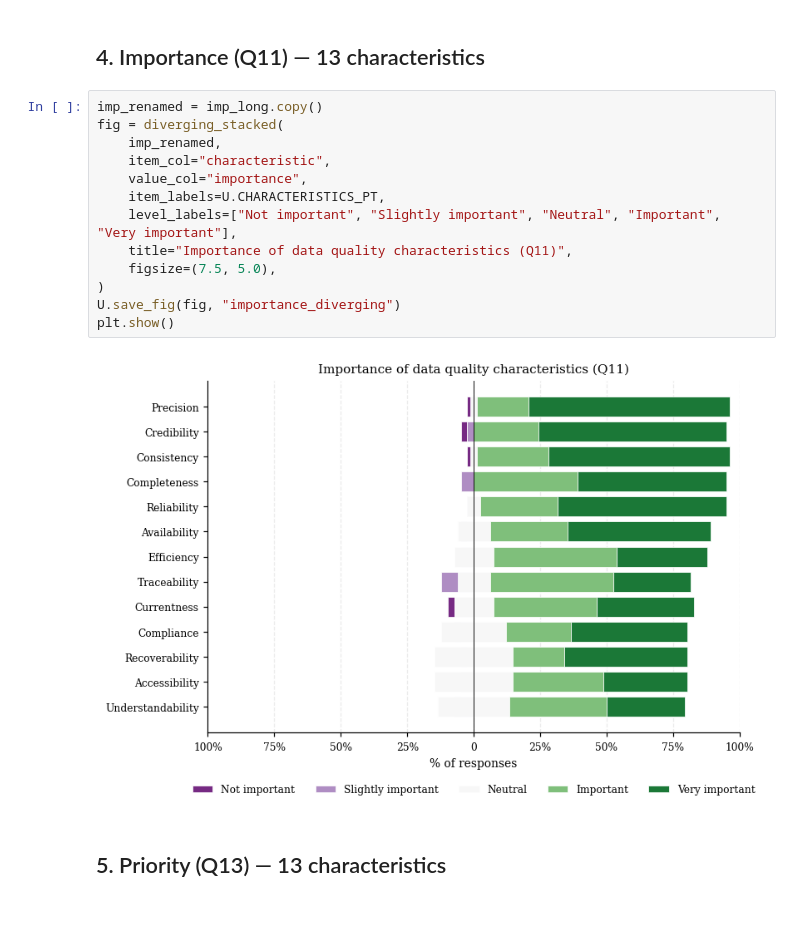
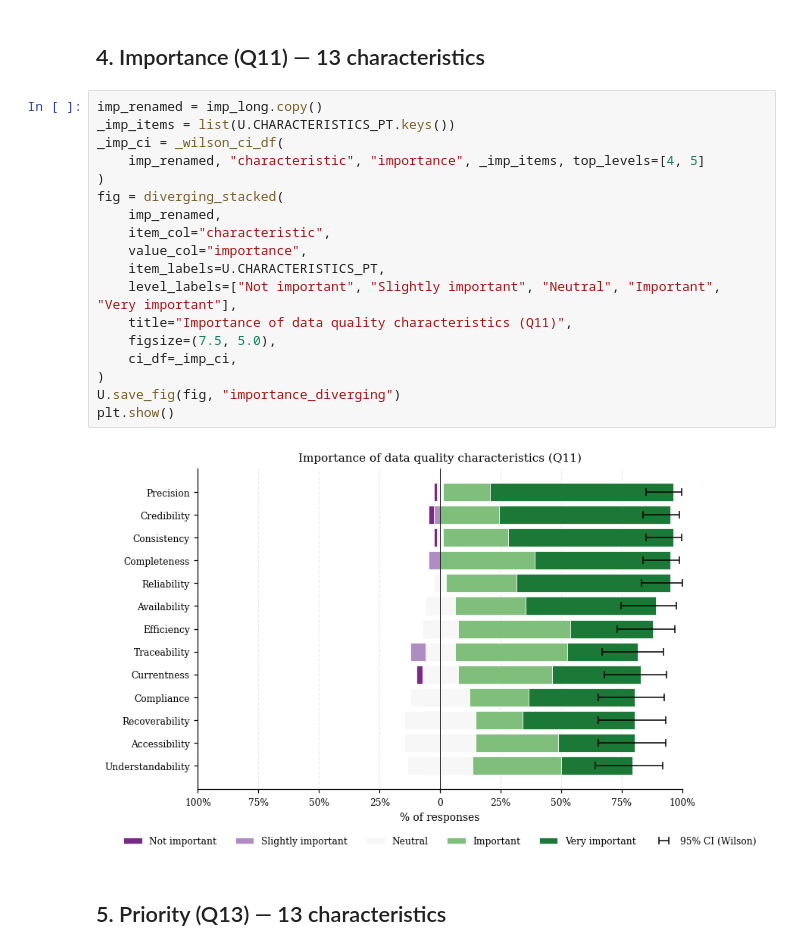
Before and after one commit to reset-ufc/data-quality-requirements-ml-systems, a Jupyter notebook: notebooks/02_descriptive.ipynb, the cells around one changed output. Saved outputs shown, nothing was run; the diff lists cells and outputs as text; blank space fills up the shorter version.

```diff
--- a/notebooks/02_descriptive.ipynb
+++ b/notebooks/02_descriptive.ipynb
@@ -224,19 +381,24 @@ plt.show()
 # %% [markdown]
 ## 4. Importance (Q11) — 13 characteristics
-# %%
-imp_renamed = imp_long.copy()
-fig = diverging_stacked(
-    imp_renamed,
-    item_col="characteristic",
-    value_col="importance",
-    item_labels=U.CHARACTERISTICS_PT,
-    level_labels=["Not important", "Slightly important", "Neutral", "Important", "Very important"],
-    title="Importance of data quality characteristics (Q11)",
-    figsize=(7.5, 5.0),
-)
-U.save_fig(fig, "importance_diverging")
-plt.show()
-# %% [output]
-[figure, removed]
+# %%
+imp_renamed = imp_long.copy()
+_imp_items = list(U.CHARACTERISTICS_PT.keys())
+_imp_ci = _wilson_ci_df(
+    imp_renamed, "characteristic", "importance", _imp_items, top_levels=[4, 5]
+)
+fig = diverging_stacked(
+    imp_renamed,
+    item_col="characteristic",
+    value_col="importance",
+    item_labels=U.CHARACTERISTICS_PT,
+    level_labels=["Not important", "Slightly important", "Neutral", "Important", "Very important"],
+    title="Importance of data quality characteristics (Q11)",
+    figsize=(7.5, 5.0),
+    ci_df=_imp_ci,
+)
+U.save_fig(fig, "importance_diverging")
+plt.show()
+# %% [output]
+[figure, added]
 # %% [markdown]
 ## 5. Priority (Q13) — 13 characteristics
```
Also changed, not shown: parts of 22 cells of this notebook.
